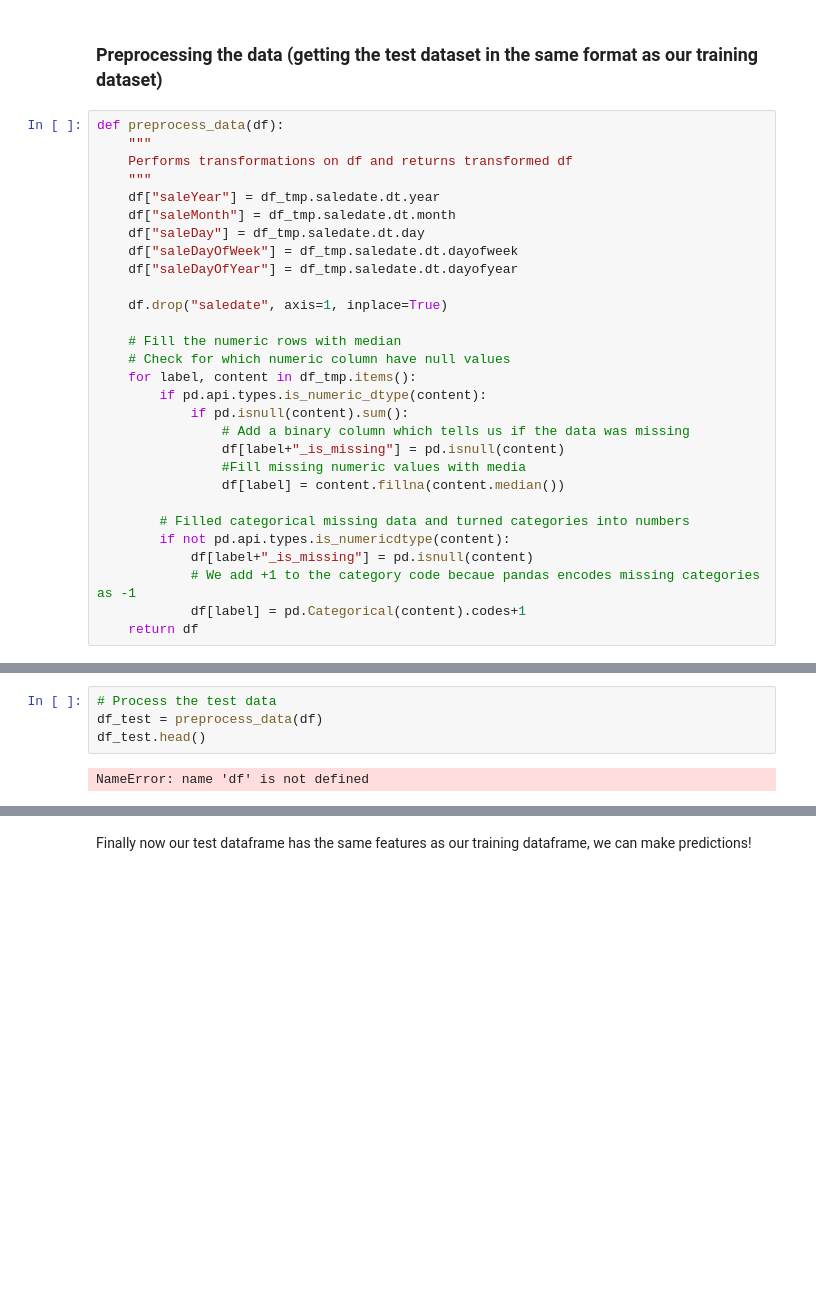
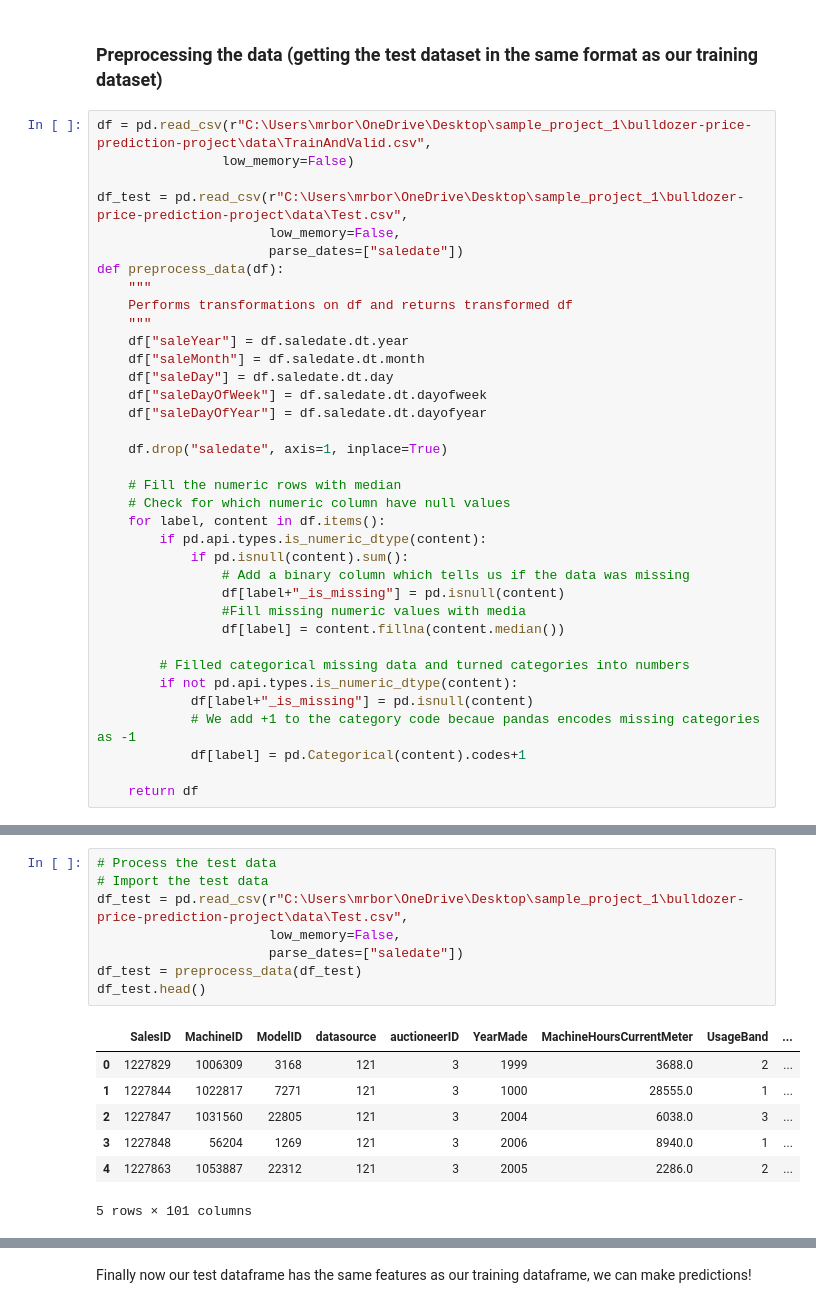
Before and after one commit to Mattib22/Bulldozer_predicted_sale-price, a Jupyter notebook: bulldozer-price-regression.ipynb, the cells around one changed output, grey strips where cells are left out. Cells and saved outputs as stored; diff of their text form; blank space fills up the shorter version.

Commit message:
Fixed preprocessing function in notebook

```diff
--- a/bulldozer-price-regression.ipynb
+++ b/bulldozer-price-regression.ipynb
@@ -606,21 +834,27 @@ NameError: name 'df_test' is not defined
 # %% [markdown]
 ### Preprocessing the data (getting the test dataset in the same format as our training dataset)
 # %%
+df = pd.read_csv(r"C:\Users\mrbor\OneDrive\Desktop\sample_project_1\bulldozer-price-prediction-project\data\TrainAndValid.csv",
+                low_memory=False)
+
+df_test = pd.read_csv(r"C:\Users\mrbor\OneDrive\Desktop\sample_project_1\bulldozer-price-prediction-project\data\Test.csv",
+                      low_memory=False,
+                      parse_dates=["saledate"])
 def preprocess_data(df):
     """
     Performs transformations on df and returns transformed df
     """
-    df["saleYear"] = df_tmp.saledate.dt.year
-    df["saleMonth"] = df_tmp.saledate.dt.month
-    df["saleDay"] = df_tmp.saledate.dt.day
-    df["saleDayOfWeek"] = df_tmp.saledate.dt.dayofweek
-    df["saleDayOfYear"] = df_tmp.saledate.dt.dayofyear
+    df["saleYear"] = df.saledate.dt.year
+    df["saleMonth"] = df.saledate.dt.month
+    df["saleDay"] = df.saledate.dt.day
+    df["saleDayOfWeek"] = df.saledate.dt.dayofweek
+    df["saleDayOfYear"] = df.saledate.dt.dayofyear
 
     df.drop("saledate", axis=1, inplace=True)
 
     # Fill the numeric rows with median
     # Check for which numeric column have null values
-    for label, content in df_tmp.items():
+    for label, content in df.items():
         if pd.api.types.is_numeric_dtype(content):
             if pd.isnull(content).sum():
                 # Add a binary column which tells us if the data was missing
@@ -629,8 +863,9 @@ def preprocess_data(df):
                 df[label] = content.fillna(content.median())
 
         # Filled categorical missing data and turned categories into numbers
-        if not pd.api.types.is_numericdtype(content):
+        if not pd.api.types.is_numeric_dtype(content):
             df[label+"_is_missing"] = pd.isnull(content)
             # We add +1 to the category code becaue pandas encodes missing categories as -1
             df[label] = pd.Categorical(content).codes+1
+
     return df
@@ -637,9 +882,19 @@ def preprocess_data(df):
 # %%
 # Process the test data
-df_test = preprocess_data(df)
+# Import the test data
+df_test = pd.read_csv(r"C:\Users\mrbor\OneDrive\Desktop\sample_project_1\bulldozer-price-prediction-project\data\Test.csv",
+                      low_memory=False,
+                      parse_dates=["saledate"])
+df_test = preprocess_data(df_test)
 df_test.head()
 # %% [output]
+|  | SalesID | MachineID | ModelID | datasource | auctioneerID | YearMade | MachineHoursCurrentMeter | UsageBand | ... |
+| 0 | 1227829 | 1006309 | 3168 | 121 | 3 | 1999 | 3688.0 | 2 | ... |
+| 1 | 1227844 | 1022817 | 7271 | 121 | 3 | 1000 | 28555.0 | 1 | ... |
+| 2 | 1227847 | 1031560 | 22805 | 121 | 3 | 2004 | 6038.0 | 3 | ... |
+| 3 | 1227848 | 56204 | 1269 | 121 | 3 | 2006 | 8940.0 | 1 | ... |
+| 4 | 1227863 | 1053887 | 22312 | 121 | 3 | 2005 | 2286.0 | 2 | ... |
-NameError: name 'df' is not defined
+5 rows × 101 columns
 # %%
 # Make predictions on updated test data
 test_preds = ideal_model.predict(df_test)
```
Also changed, not shown: parts of 44 cells of this notebook.
